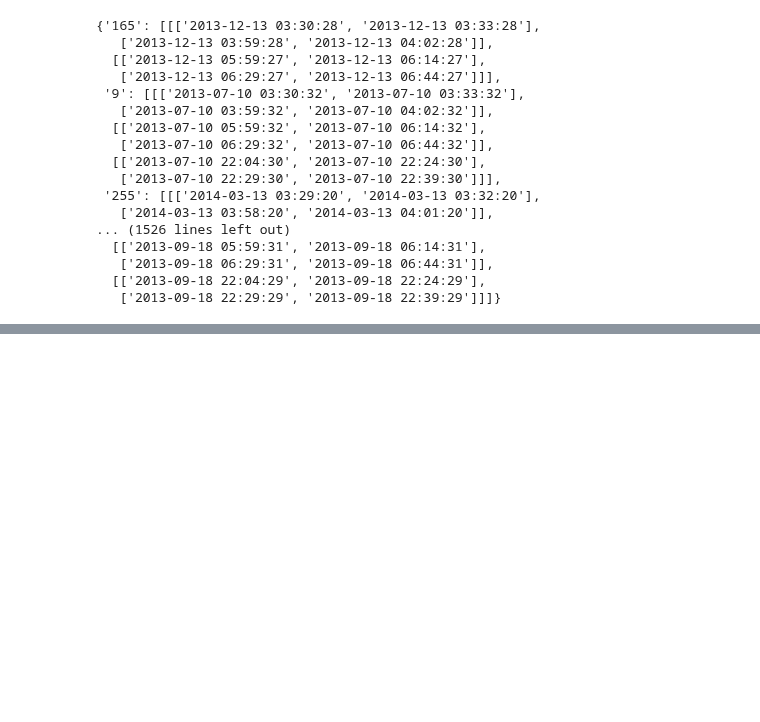
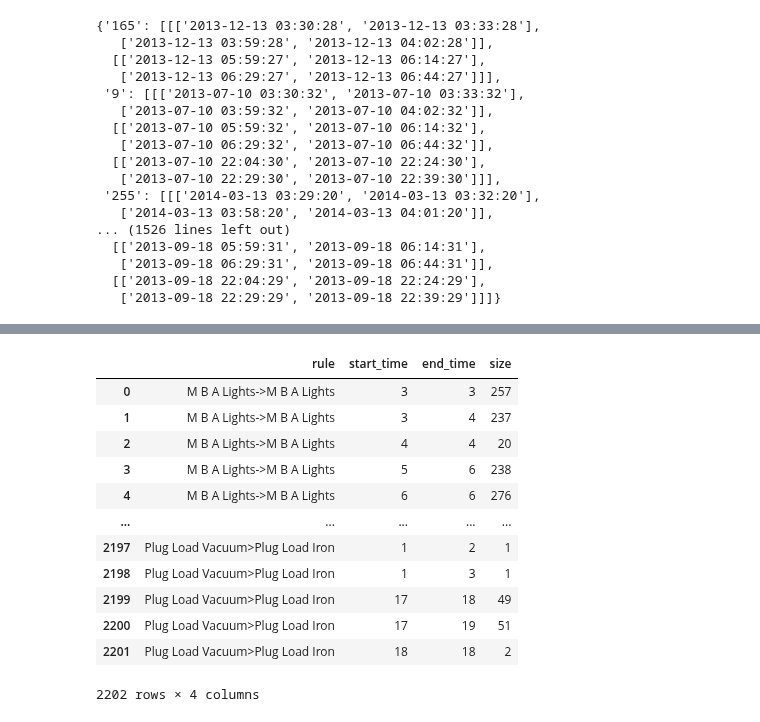
Before and after one commit to christiannielsen98/Datavidenskab-P6, a Jupyter notebook: WIP/Christian/extractions_from_time_post_TPM.ipynb, the cells around one changed output, grey strips where cells are left out. Drawn from its saved outputs; the diff is of its cells as text; code cells hidden in the pictures; blank space fills up the shorter version.

```diff
--- a/WIP/Christian/extractions_from_time_post_TPM.ipynb
+++ b/WIP/Christian/extractions_from_time_post_TPM.ipynb
@@ -106,0 +118,23 @@ Name: time, Length: 306, dtype: object
+# %%
+df = pd.DataFrame(columns=['rule', 'start_time', 'end_time', 'size'])
+for index, row in level2_df.iterrows():
+    # level2_df.loc[index, "avg_event_pr_day"] = avg_event_pr_day(row["time"])
+
+    temporary_df = start_end_times_of_rules(row["time"])
+    temporary_df["rule"] = row["pattern"]
+    df = pd.concat((df, temporary_df), ignore_index=True)
+df
+# %% [output]
+|  | rule | start_time | end_time | size |
+| 0 | M B A Lights->M B A Lights | 3 | 3 | 257 |
+| 1 | M B A Lights->M B A Lights | 3 | 4 | 237 |
+| 2 | M B A Lights->M B A Lights | 4 | 4 | 20 |
+| 3 | M B A Lights->M B A Lights | 5 | 6 | 238 |
+| 4 | M B A Lights->M B A Lights | 6 | 6 | 276 |
+| ... | ... | ... | ... | ... |
+| 2197 | Plug Load Vacuum>Plug Load Iron | 1 | 2 | 1 |
+| 2198 | Plug Load Vacuum>Plug Load Iron | 1 | 3 | 1 |
+| 2199 | Plug Load Vacuum>Plug Load Iron | 17 | 18 | 49 |
+| 2200 | Plug Load Vacuum>Plug Load Iron | 17 | 19 | 51 |
+| 2201 | Plug Load Vacuum>Plug Load Iron | 18 | 18 | 2 |
+2202 rows × 4 columns
```
Also changed, not shown: parts of 7 cells of this notebook.
